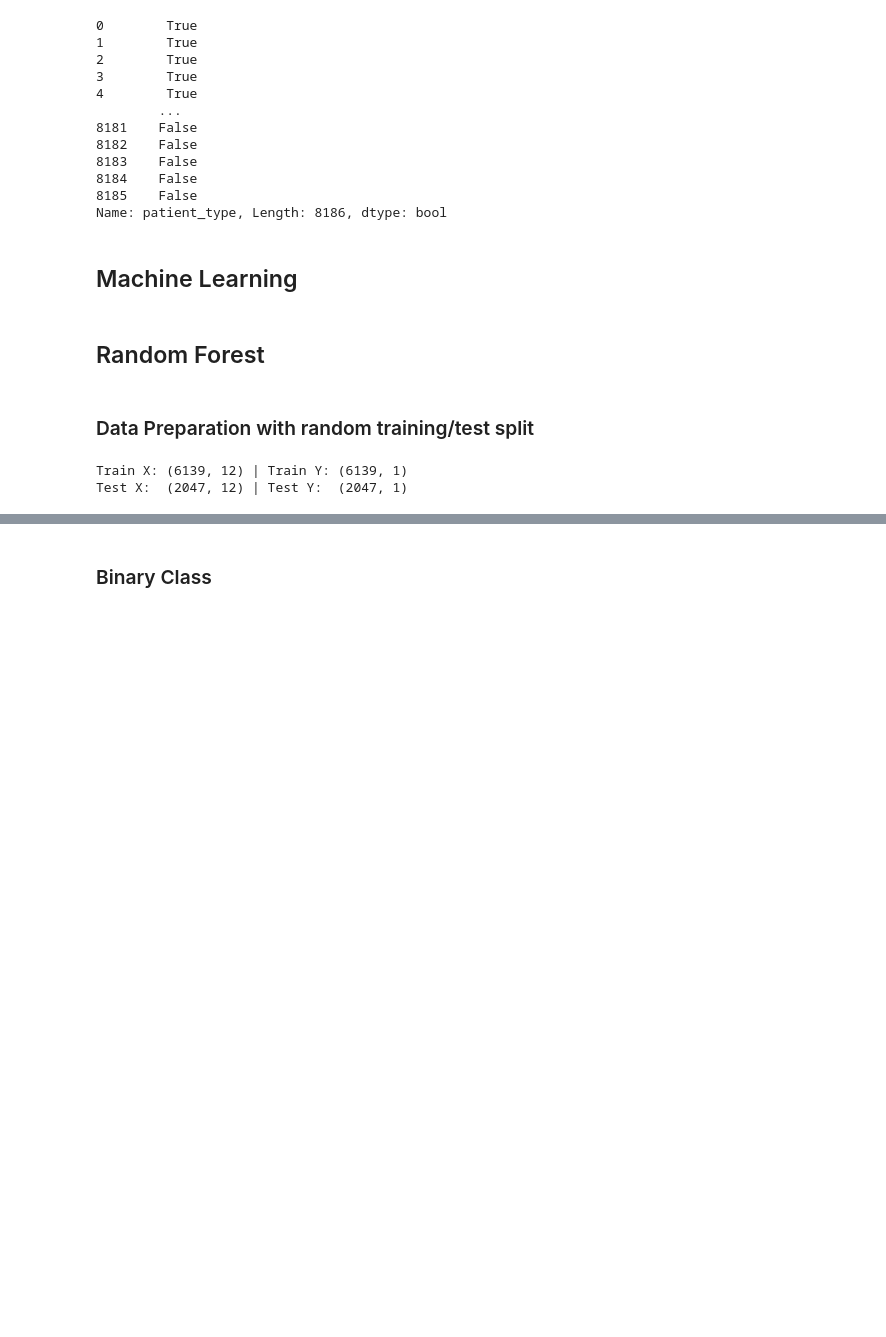
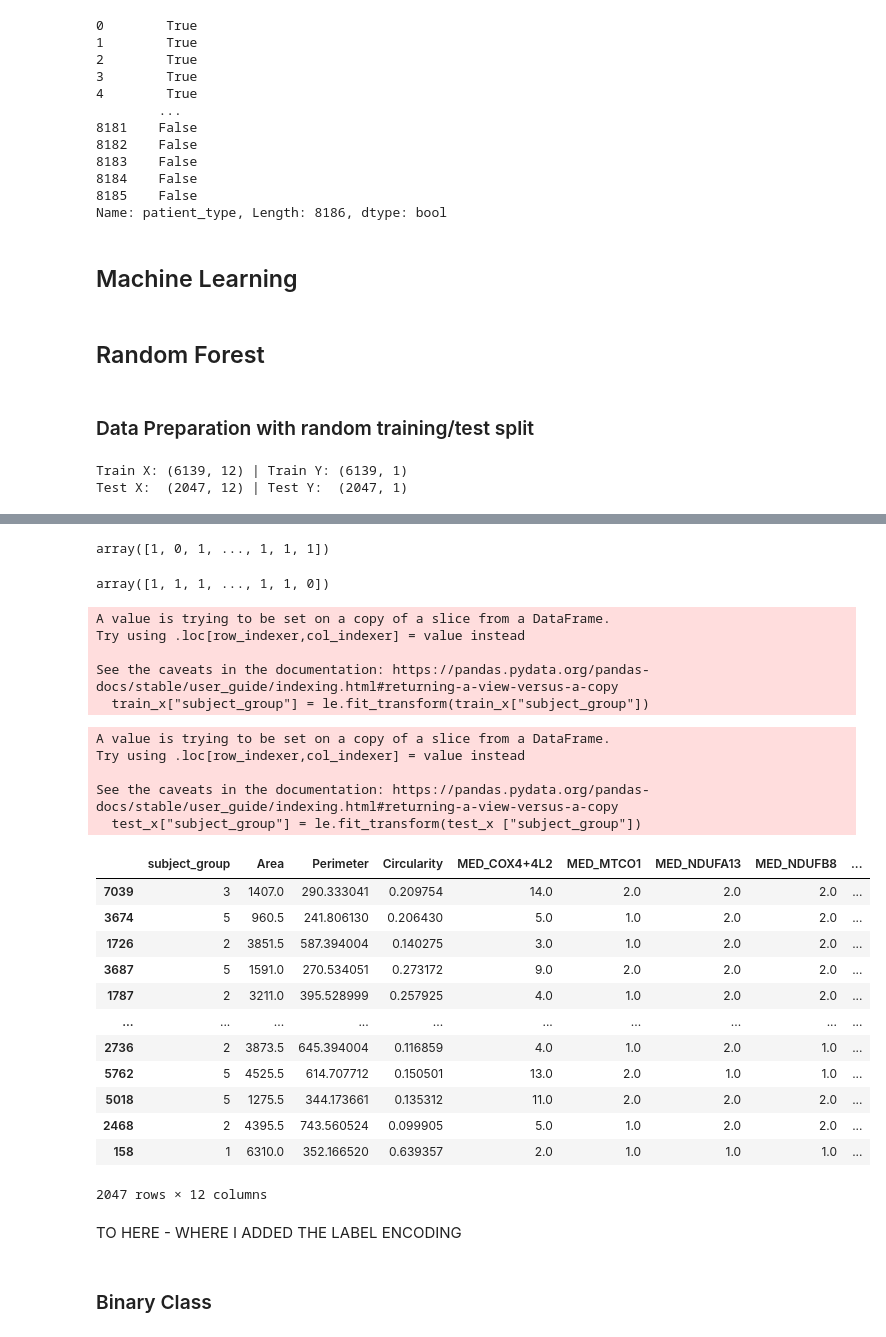
Before and after one commit to FNgongo/Classification_of_fibres_from_the_mitochondrial_disease_dataset_using_clustering_techniques, a Jupyter notebook: EDAandBasicML.ipynb, the cells around one changed output, grey strips where cells are left out. Saved outputs shown, nothing was run; the diff lists cells and outputs as text; code cells hidden in the pictures; blank space fills up the shorter version.

```diff
--- a/EDAandBasicML.ipynb
+++ b/EDAandBasicML.ipynb
@@ -309,3 +317,53 @@ Test X:  (2047, 12) | Test Y:  (2047, 1)
+# %%
+
+from sklearn import preprocessing
+le = preprocessing.LabelEncoder()
+for i in range(6139):
+    train_y = le.fit_transform(train_y)
+
+train_y
+# %% [output]
+array([1, 0, 1, ..., 1, 1, 1])
+# %%
+for i in range(2047):
+    test_y = le.fit_transform(test_y)
+test_y
+# %% [output]
+array([1, 1, 1, ..., 1, 1, 0])
+# %%
+for i in range(6139):
+    train_x["subject_group"] = le.fit_transform(train_x["subject_group"])
+# %% [output]
+A value is trying to be set on a copy of a slice from a DataFrame.
+Try using .loc[row_indexer,col_indexer] = value instead
+
+See the caveats in the documentation: https://pandas.pydata.org/pandas-docs/stable/user_guide/indexing.html#returning-a-view-versus-a-copy
+  train_x["subject_group"] = le.fit_transform(train_x["subject_group"])
+# %%
+for i in range(2047):
+    test_x["subject_group"] = le.fit_transform(test_x ["subject_group"])
+test_x
+# %% [output]
+A value is trying to be set on a copy of a slice from a DataFrame.
+Try using .loc[row_indexer,col_indexer] = value instead
+
+See the caveats in the documentation: https://pandas.pydata.org/pandas-docs/stable/user_guide/indexing.html#returning-a-view-versus-a-copy
+  test_x["subject_group"] = le.fit_transform(test_x ["subject_group"])
+|  | subject_group | Area | Perimeter | Circularity | MED_COX4+4L2 | MED_MTCO1 | MED_NDUFA13 | MED_NDUFB8 | ... |
+| 7039 | 3 | 1407.0 | 290.333041 | 0.209754 | 14.0 | 2.0 | 2.0 | 2.0 | ... |
+| 3674 | 5 | 960.5 | 241.806130 | 0.206430 | 5.0 | 1.0 | 2.0 | 2.0 | ... |
+| 1726 | 2 | 3851.5 | 587.394004 | 0.140275 | 3.0 | 1.0 | 2.0 | 2.0 | ... |
+| 3687 | 5 | 1591.0 | 270.534051 | 0.273172 | 9.0 | 2.0 | 2.0 | 2.0 | ... |
+| 1787 | 2 | 3211.0 | 395.528999 | 0.257925 | 4.0 | 1.0 | 2.0 | 2.0 | ... |
+| ... | ... | ... | ... | ... | ... | ... | ... | ... | ... |
+| 2736 | 2 | 3873.5 | 645.394004 | 0.116859 | 4.0 | 1.0 | 2.0 | 1.0 | ... |
+| 5762 | 5 | 4525.5 | 614.707712 | 0.150501 | 13.0 | 2.0 | 1.0 | 1.0 | ... |
+| 5018 | 5 | 1275.5 | 344.173661 | 0.135312 | 11.0 | 2.0 | 2.0 | 2.0 | ... |
+| 2468 | 2 | 4395.5 | 743.560524 | 0.099905 | 5.0 | 1.0 | 2.0 | 2.0 | ... |
+| 158 | 1 | 6310.0 | 352.166520 | 0.639357 | 2.0 | 1.0 | 1.0 | 1.0 | ... |
+2047 rows × 12 columns
+# %% [markdown]
+TO HERE - WHERE I ADDED THE LABEL ENCODING
 # %% [markdown]
 ### Binary Class
 # %%
```
Also changed, not shown: parts of 73 cells of this notebook, 8 other files.
